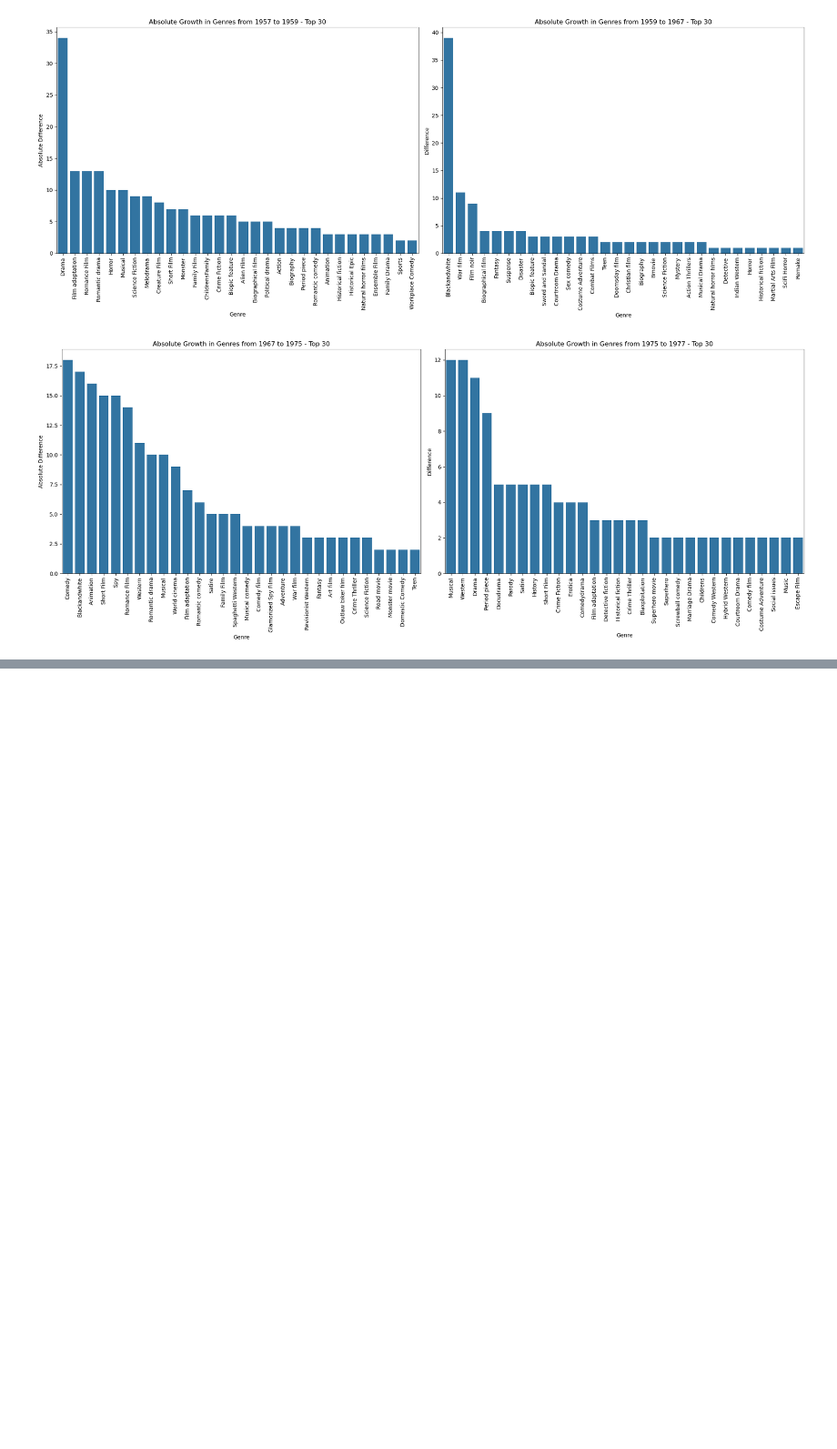
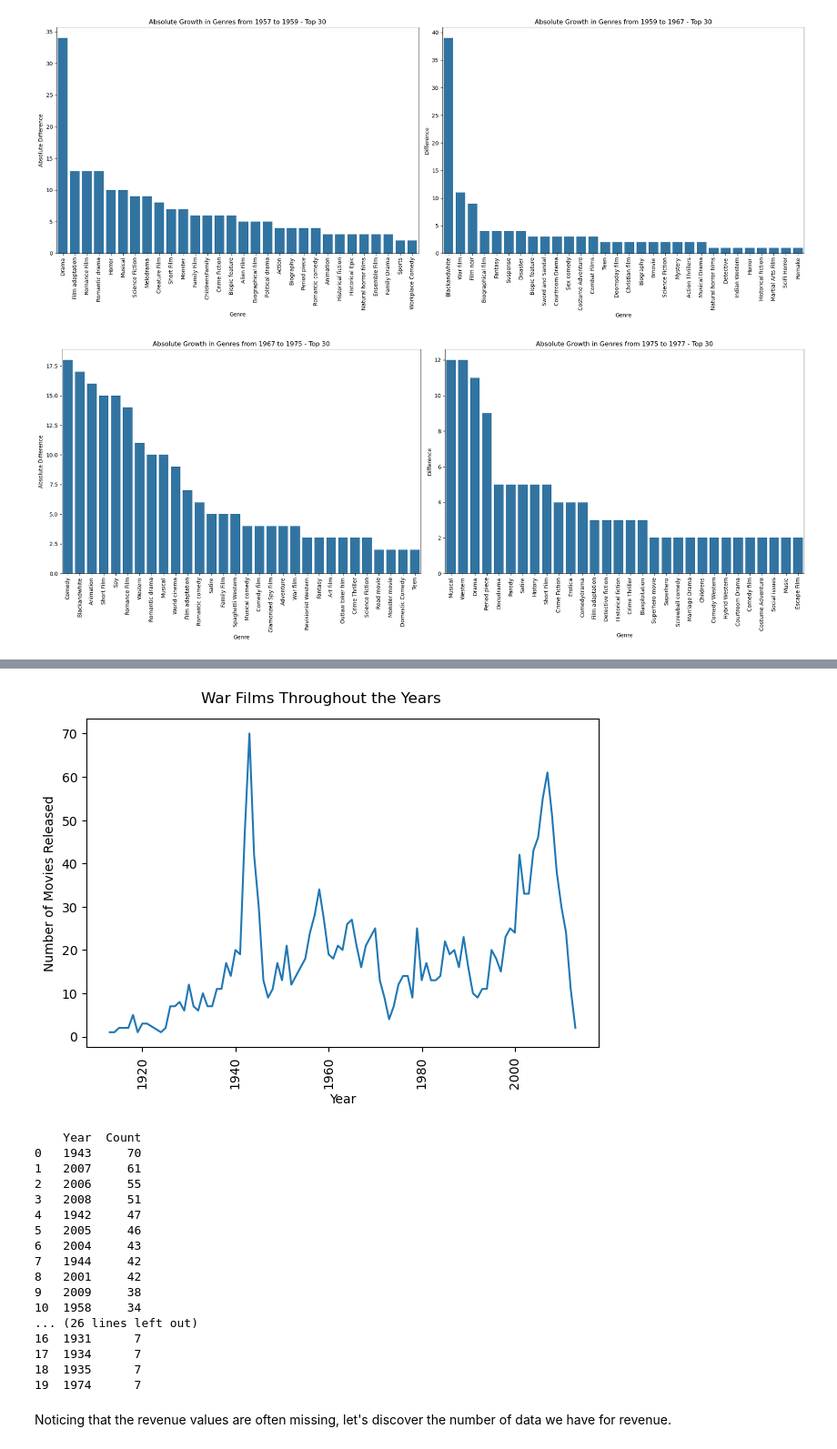
Before and after one commit to epfl-ada/ada-2024-project-americandentalassociation, a Jupyter notebook: Question1_Notebook.ipynb, the cells around one changed output, grey strips where cells are left out. Shown at 91% size. Cells and saved outputs as stored; diff of their text form; code cells hidden in the pictures; blank space fills up the shorter version.

```diff
--- a/Question1_Notebook.ipynb
+++ b/Question1_Notebook.ipynb
@@ -165,0 +211,27 @@ plt.close()
+# %%
+war_films = count_genre_over_years(df, "War film")
+sns.lineplot(data = war_films, x = "Year", y = "Count")
+name_plot("Number of Movies Released", "War Films Throughout the Years")
+print(top_years_for_genre(war_films, 20).reset_index(drop=True))
+print(bottom_years_for_genre(war_films, 20).reset_index(drop=True))
+# %% [output]
+[figure, added]
+    Year  Count
+0   1943     70
+1   2007     61
+2   2006     55
+3   2008     51
+4   1942     47
+5   2005     46
+6   2004     43
+7   1944     42
+8   2001     42
+9   2009     38
+10  1958     34
+... (26 lines left out)
+16  1931      7
+17  1934      7
+18  1935      7
+19  1974      7
+# %% [markdown]
+Noticing that the revenue values are often missing, let's discover the number of data we have for revenue.
```
Also changed, not shown: parts of 10 cells of this notebook.
